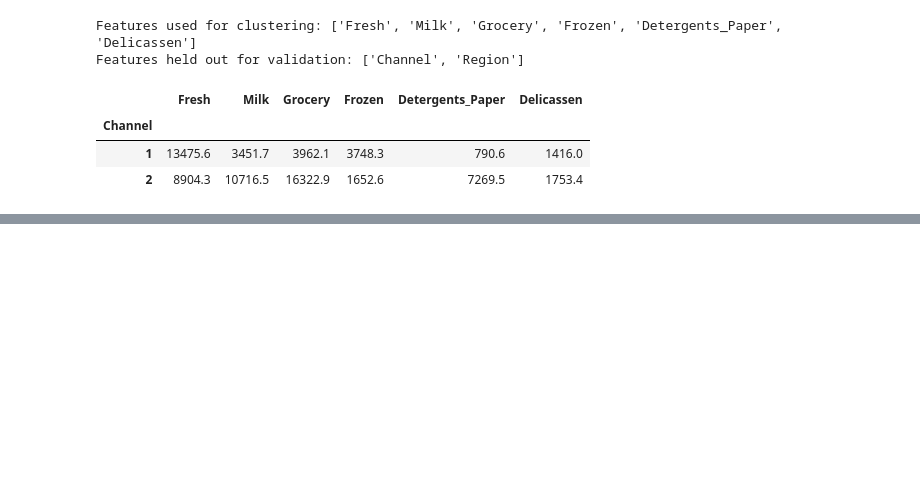
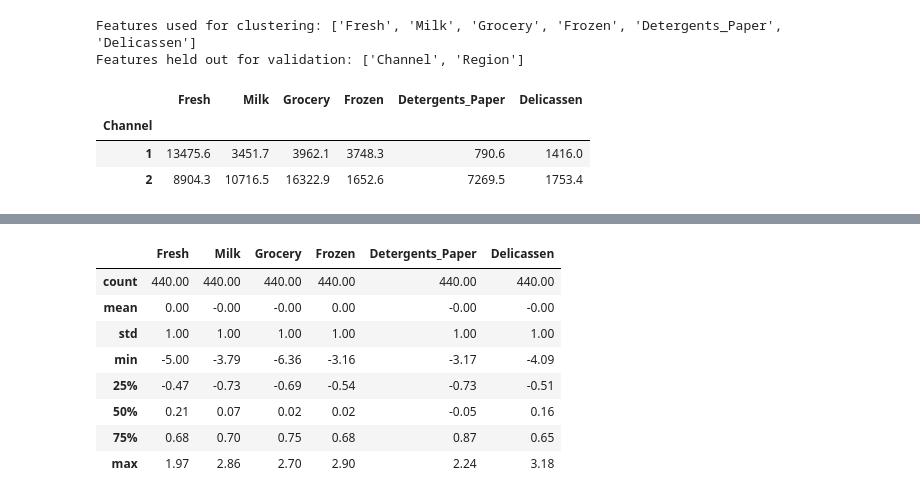
Before and after one commit to darshansuresh006-dev/wholesale-customer-segmentation, a Jupyter notebook: notebooks/03_customer_segmentation.ipynb, the cells around one changed output, grey strips where cells are left out. Saved outputs shown, nothing was run; the diff lists cells and outputs as text; code cells hidden in the pictures; blank space fills up the shorter version.

```diff
--- a/notebooks/03_customer_segmentation.ipynb
+++ b/notebooks/03_customer_segmentation.ipynb
@@ -78,0 +108,18 @@ Features held out for validation: ['Channel', 'Region']
+# %%
+from sklearn.preprocessing import StandardScaler
+
+scaler = StandardScaler()
+X_scaled = scaler.fit_transform(df_log[SPENDING_COLS])
+X_scaled = pd.DataFrame(X_scaled, columns=SPENDING_COLS)
+
+X_scaled.describe().round(2)
+# %% [output]
+|  | Fresh | Milk | Grocery | Frozen | Detergents_Paper | Delicassen |
+| count | 440.00 | 440.00 | 440.00 | 440.00 | 440.00 | 440.00 |
+| mean | 0.00 | -0.00 | -0.00 | 0.00 | -0.00 | -0.00 |
+| std | 1.00 | 1.00 | 1.00 | 1.00 | 1.00 | 1.00 |
+| min | -5.00 | -3.79 | -6.36 | -3.16 | -3.17 | -4.09 |
+| 25% | -0.47 | -0.73 | -0.69 | -0.54 | -0.73 | -0.51 |
+| 50% | 0.21 | 0.07 | 0.02 | 0.02 | -0.05 | 0.16 |
+| 75% | 0.68 | 0.70 | 0.75 | 0.68 | 0.87 | 0.65 |
+| max | 1.97 | 2.86 | 2.70 | 2.90 | 2.24 | 3.18 |
```
Also changed, not shown: parts of 2 cells of this notebook, 1 other file.
